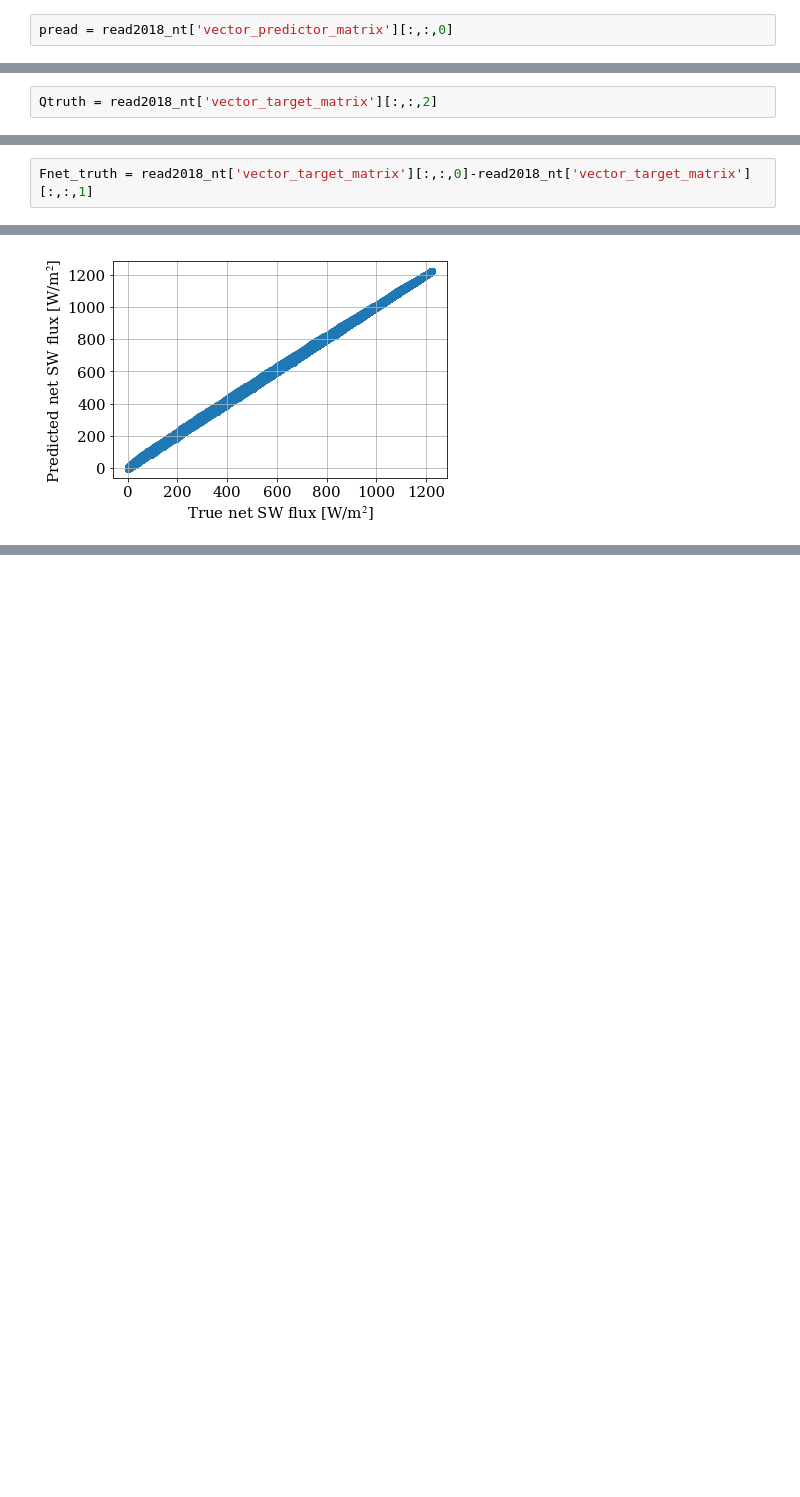
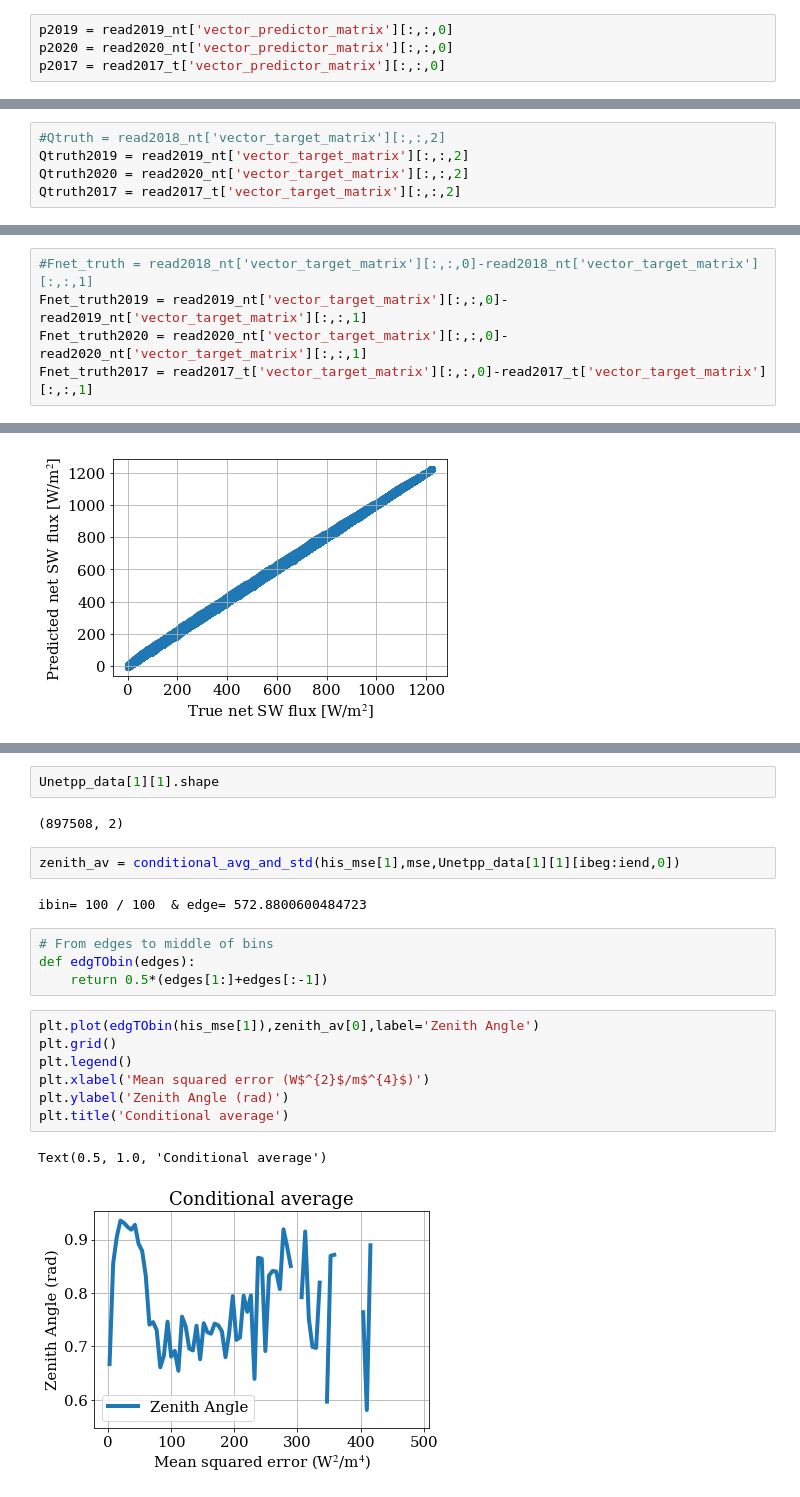
Before and after one commit to tbeucler/ml4rt, a Jupyter notebook: notebooks_tbeucler/01_Testing_published_model.ipynb, the cells around one changed output, grey strips where cells are left out. Drawn from its saved outputs; the diff is of its cells as text; blank space fills up the shorter version.

Commit message:
AOFD SFS and figures

```diff
--- a/notebooks_tbeucler/01_Testing_published_model.ipynb
+++ b/notebooks_tbeucler/01_Testing_published_model.ipynb
@@ -299,7 +350,9 @@ def Fnet_from_Q(p,Q,Fnet_TOA):
 
     return FfromQ
 # %%
-pread = read2018_nt['vector_predictor_matrix'][:,:,0]
+p2019 = read2019_nt['vector_predictor_matrix'][:,:,0]
+p2020 = read2020_nt['vector_predictor_matrix'][:,:,0]
+p2017 = read2017_t['vector_predictor_matrix'][:,:,0]
 # %%
 pread.shape
 # %% [output]
@@ -307,6 +360,9 @@ pread.shape
 # %%
 pmean = np.mean(pread[ibeg:iend,:],axis=0)
 # %%
-Qtruth = read2018_nt['vector_target_matrix'][:,:,2]
+#Qtruth = read2018_nt['vector_target_matrix'][:,:,2]
+Qtruth2019 = read2019_nt['vector_target_matrix'][:,:,2]
+Qtruth2020 = read2020_nt['vector_target_matrix'][:,:,2]
+Qtruth2017 = read2017_t['vector_target_matrix'][:,:,2]
 # %%
 Qmean = np.mean(Qtruth[ibeg:iend,:],axis=0)
@@ -313,5 +371,8 @@ Qmean = np.mean(Qtruth[ibeg:iend,:],axis=0)
 # %%
-Fnet_truth = read2018_nt['vector_target_matrix'][:,:,0]-read2018_nt['vector_target_matrix'][:,:,1]
+#Fnet_truth = read2018_nt['vector_target_matrix'][:,:,0]-read2018_nt['vector_target_matrix'][:,:,1]
+Fnet_truth2019 = read2019_nt['vector_target_matrix'][:,:,0]-read2019_nt['vector_target_matrix'][:,:,1]
+Fnet_truth2020 = read2020_nt['vector_target_matrix'][:,:,0]-read2020_nt['vector_target_matrix'][:,:,1]
+Fnet_truth2017 = read2017_t['vector_target_matrix'][:,:,0]-read2017_t['vector_target_matrix'][:,:,1]
 # %%
 Fnet_mean = np.mean(Fnet_truth[ibeg:iend,:],axis=0)
 # %% [markdown]
@@ -462,0 +514,22 @@ Fnet_surf_av
+# %%
+Unetpp_data[1][1].shape
+# %% [output]
+(897508, 2)
+# %%
+zenith_av = conditional_avg_and_std(his_mse[1],mse,Unetpp_data[1][1][ibeg:iend,0])
+# %% [output]
+ibin= 100 / 100  & edge= 572.8800600484723
+# %%
+# From edges to middle of bins
+def edgTObin(edges):
+    return 0.5*(edges[1:]+edges[:-1])
+# %%
+plt.plot(edgTObin(his_mse[1]),zenith_av[0],label='Zenith Angle')
+plt.grid()
+plt.legend()
+plt.xlabel('Mean squared error (W$^{2}$/m$^{4}$)')
+plt.ylabel('Zenith Angle (rad)')
+plt.title('Conditional average')
+# %% [output]
+Text(0.5, 1.0, 'Conditional average')
+[figure, added]
```
Also changed, not shown: parts of 75 cells of this notebook, 5 other files.
